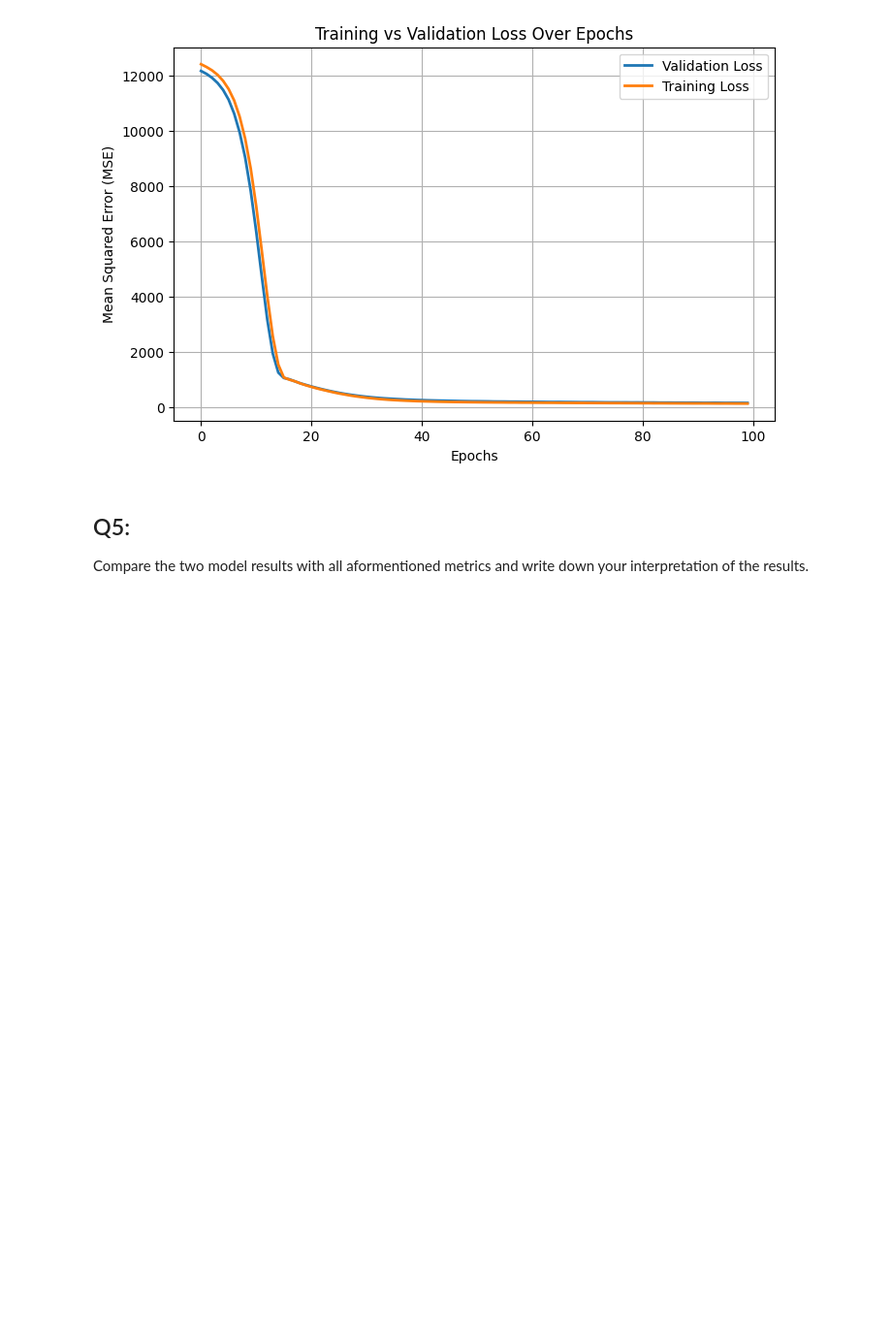
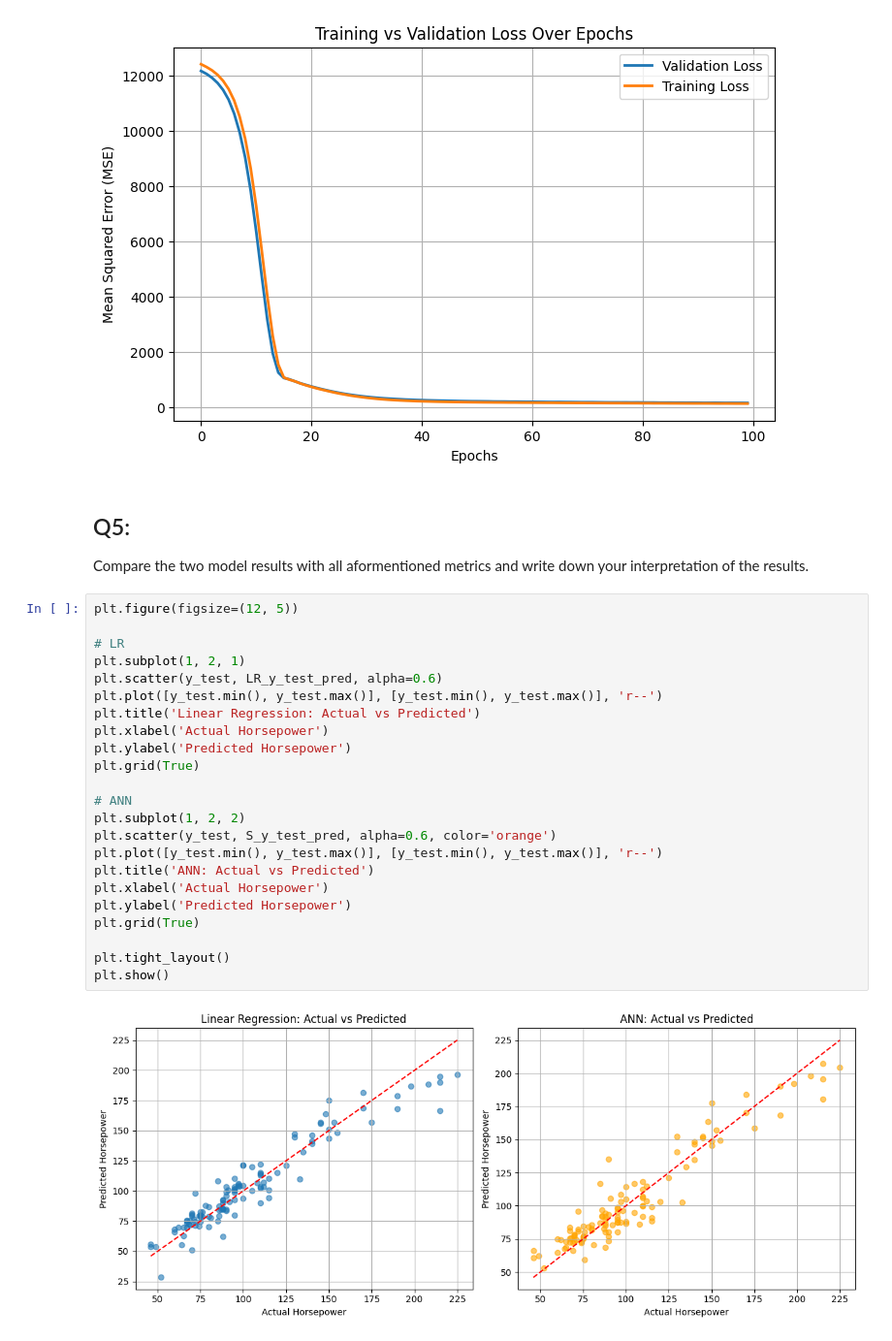
Before and after one commit to daniel-mehta/Machine-Learning-Deep-Learning, a Jupyter notebook: Assignment 2/Assignment 2.ipynb, the cells around one changed output. Shown at 97% size. Drawn from its saved outputs; the diff is of its cells as text; blank space fills up the shorter version.

```diff
--- a/Assignment 2/Assignment 2.ipynb
+++ b/Assignment 2/Assignment 2.ipynb
@@ -184,3 +184,28 @@ plt.show()
 # %% [markdown]
 ## Q5:
 Compare the two model results with all aformentioned metrics and write down your interpretation of the results.
+# %%
+plt.figure(figsize=(12, 5))
+
+# LR
+plt.subplot(1, 2, 1)
+plt.scatter(y_test, LR_y_test_pred, alpha=0.6)
+plt.plot([y_test.min(), y_test.max()], [y_test.min(), y_test.max()], 'r--')
+plt.title('Linear Regression: Actual vs Predicted')
+plt.xlabel('Actual Horsepower')
+plt.ylabel('Predicted Horsepower')
+plt.grid(True)
+
+# ANN
+plt.subplot(1, 2, 2)
+plt.scatter(y_test, S_y_test_pred, alpha=0.6, color='orange')
+plt.plot([y_test.min(), y_test.max()], [y_test.min(), y_test.max()], 'r--')
+plt.title('ANN: Actual vs Predicted')
+plt.xlabel('Actual Horsepower')
+plt.ylabel('Predicted Horsepower')
+plt.grid(True)
+
+plt.tight_layout()
+plt.show()
+# %% [output]
+[figure, added]
```
Also changed, not shown: parts of 1 cell of this notebook.
